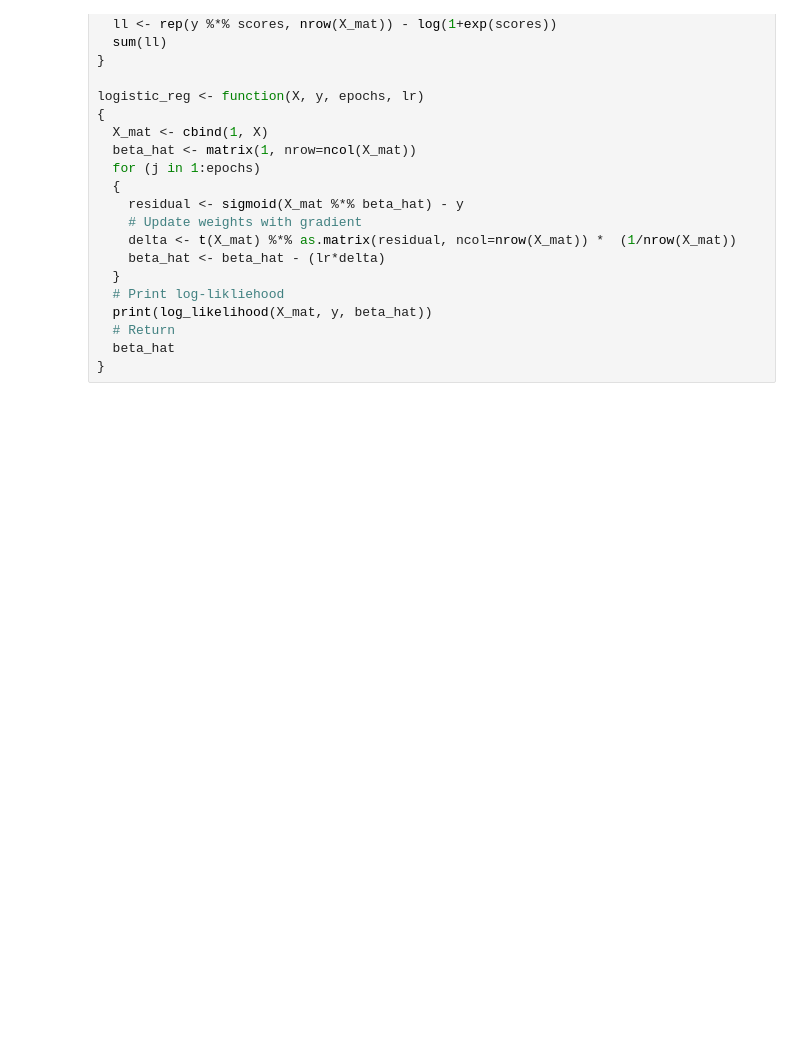
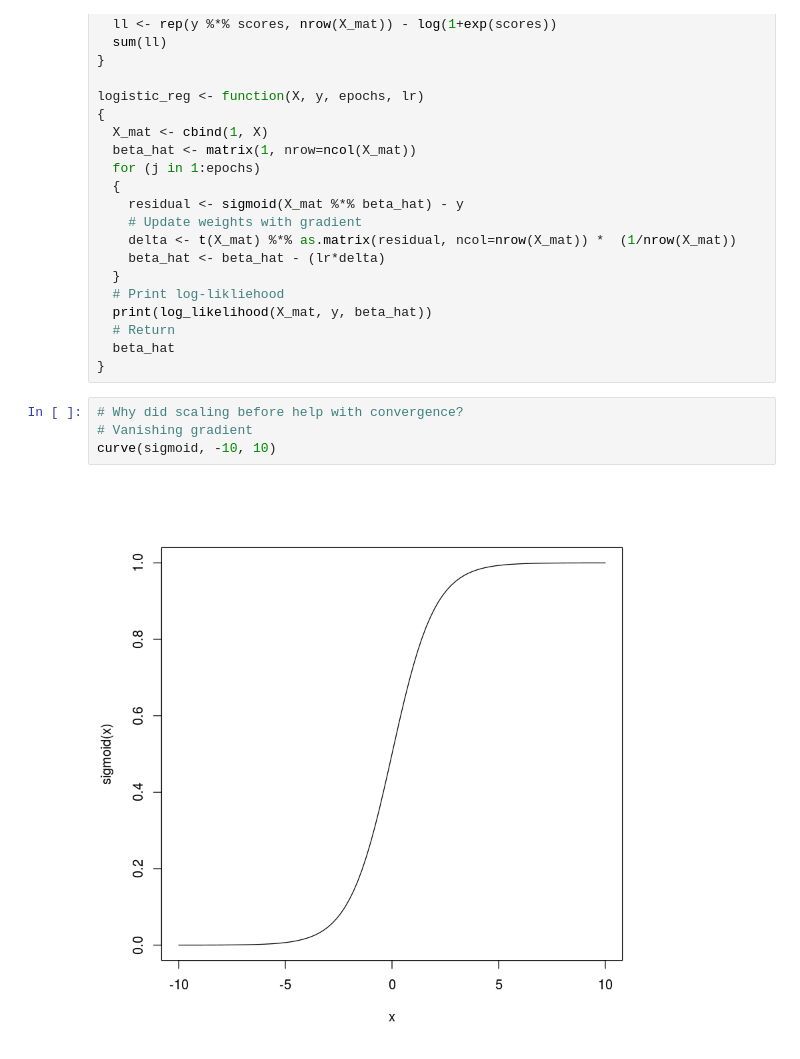
Before and after one commit to ilkarman/DemoNeuralNet, a Jupyter notebook: 02_LogisticRegression.ipynb, the cells around one changed output. Saved outputs shown, nothing was run; the diff lists cells and outputs as text; blank space fills up the shorter version.

Commit message:
Added sigmoid plot to explain convergence

```diff
--- a/02_LogisticRegression.ipynb
+++ b/02_LogisticRegression.ipynb
@@ -88,4 +88,10 @@ logistic_reg <- function(X, y, epochs, lr)
   # Return
   beta_hat
 }
+# %%
+# Why did scaling before help with convergence?
+# Vanishing gradient
+curve(sigmoid, -10, 10)
+# %% [output]
+[figure, added]
 # %%
```
Also changed, not shown: parts of 1 cell of this notebook.
